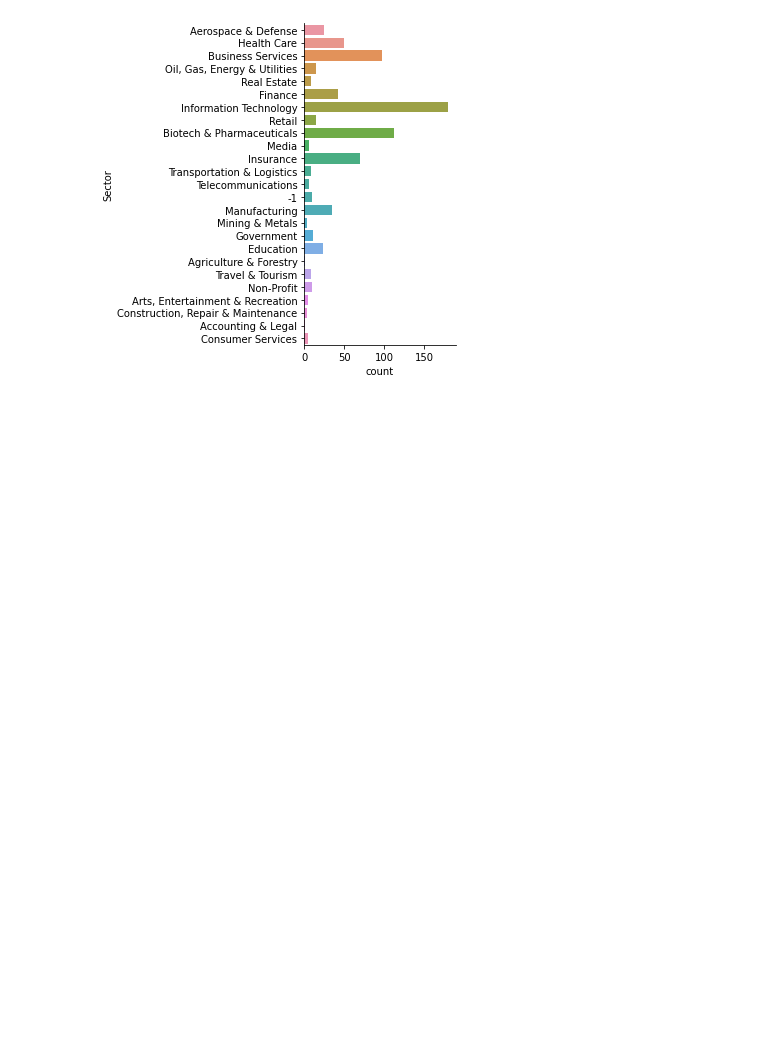
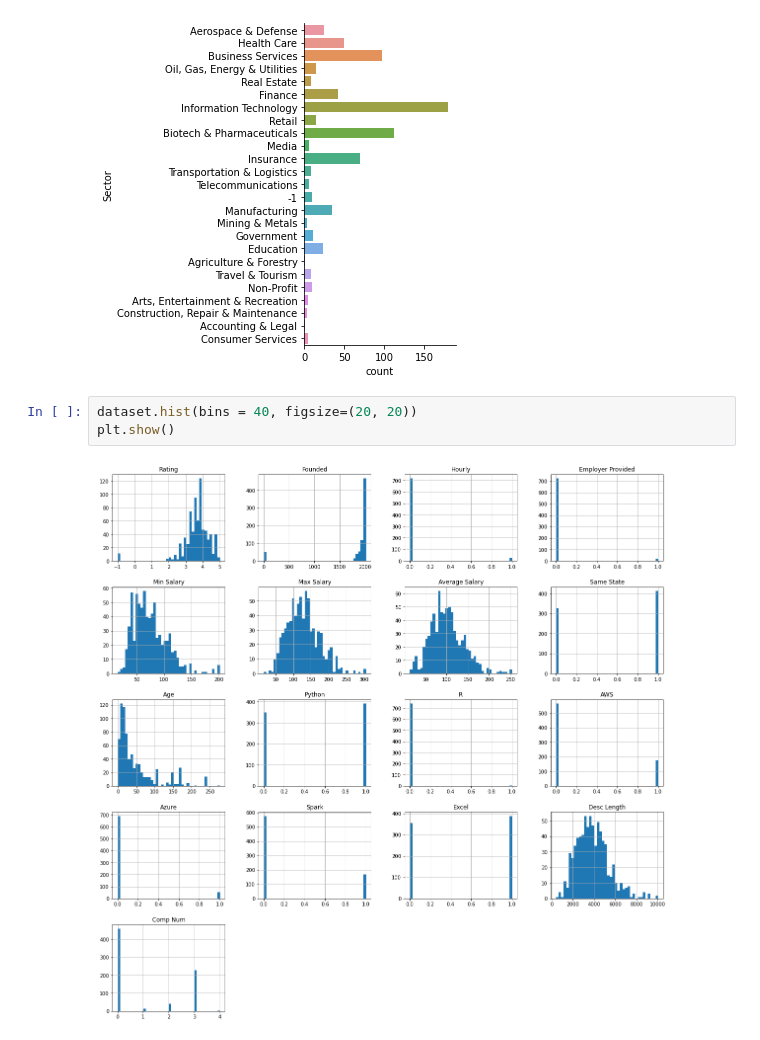
Before and after one commit to vimalkkumar/Glassdoor_DS_Salary, a Jupyter notebook: glassdoor_ds_eda.ipynb, the cells around one changed output. Cells and saved outputs as stored; diff of their text form; blank space fills up the shorter version.

```diff
--- a/glassdoor_ds_eda.ipynb
+++ b/glassdoor_ds_eda.ipynb
@@ -512,3 +512,8 @@ sbn.catplot(y = 'Sector', kind = 'count', data = dataset)
 plt.show()
 # %% [output]
 [figure]
+# %%
+dataset.hist(bins = 40, figsize=(20, 20))
+plt.show()
+# %% [output]
+[figure, added]
```
Also changed, not shown: parts of 3 cells of this notebook.
